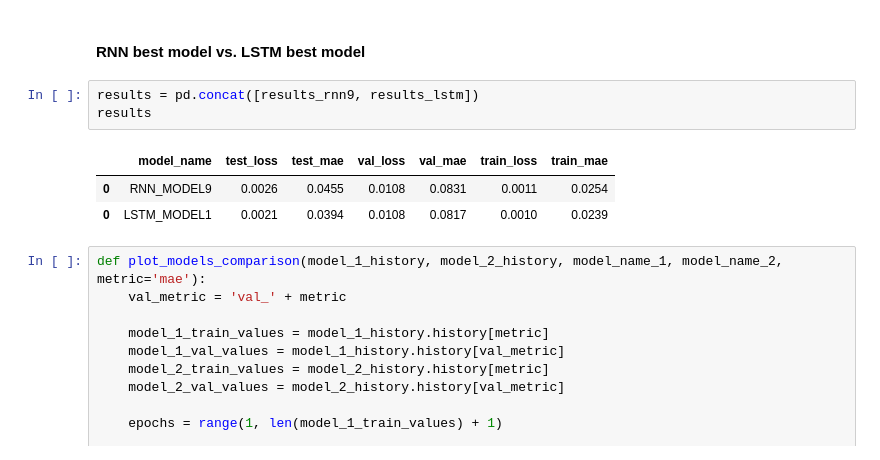
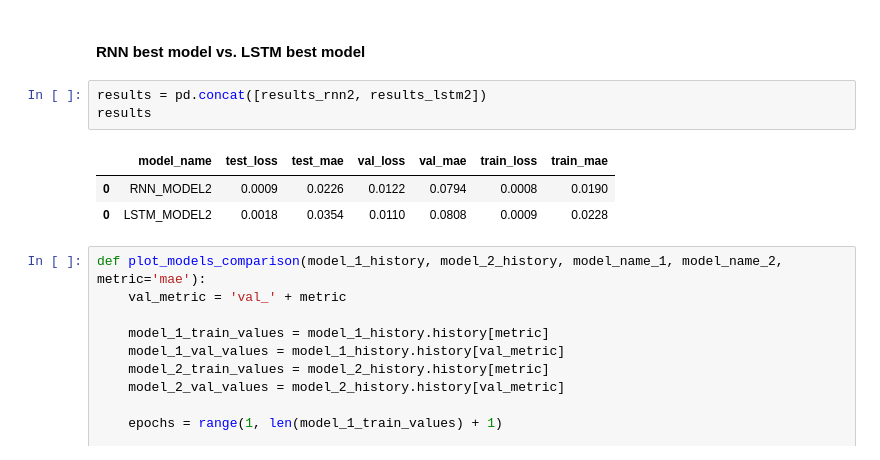
Before and after one commit to JoaoMorais96/Project_DLMF, a Jupyter notebook: Project_final.ipynb, the cells around one changed output. Cells and saved outputs as stored; diff of their text form.

```diff
--- a/Project_final.ipynb
+++ b/Project_final.ipynb
@@ -2337,12 +2337,12 @@ results_lstm_all
 # %% [markdown]
 #### RNN best model vs. LSTM best model
 # %%
-results = pd.concat([results_rnn9, results_lstm])
+results = pd.concat([results_rnn2, results_lstm2])
 results
 # %% [output]
 |  | model_name | test_loss | test_mae | val_loss | val_mae | train_loss | train_mae |
-| 0 | RNN_MODEL9 | 0.0026 | 0.0455 | 0.0108 | 0.0831 | 0.0011 | 0.0254 |
-| 0 | LSTM_MODEL1 | 0.0021 | 0.0394 | 0.0108 | 0.0817 | 0.0010 | 0.0239 |
+| 0 | RNN_MODEL2 | 0.0009 | 0.0226 | 0.0122 | 0.0794 | 0.0008 | 0.0190 |
+| 0 | LSTM_MODEL2 | 0.0018 | 0.0354 | 0.0110 | 0.0808 | 0.0009 | 0.0228 |
 # %%
 def plot_models_comparison(model_1_history, model_2_history, model_name_1, model_name_2, metric='mae'):
     val_metric = 'val_' + metric
```
